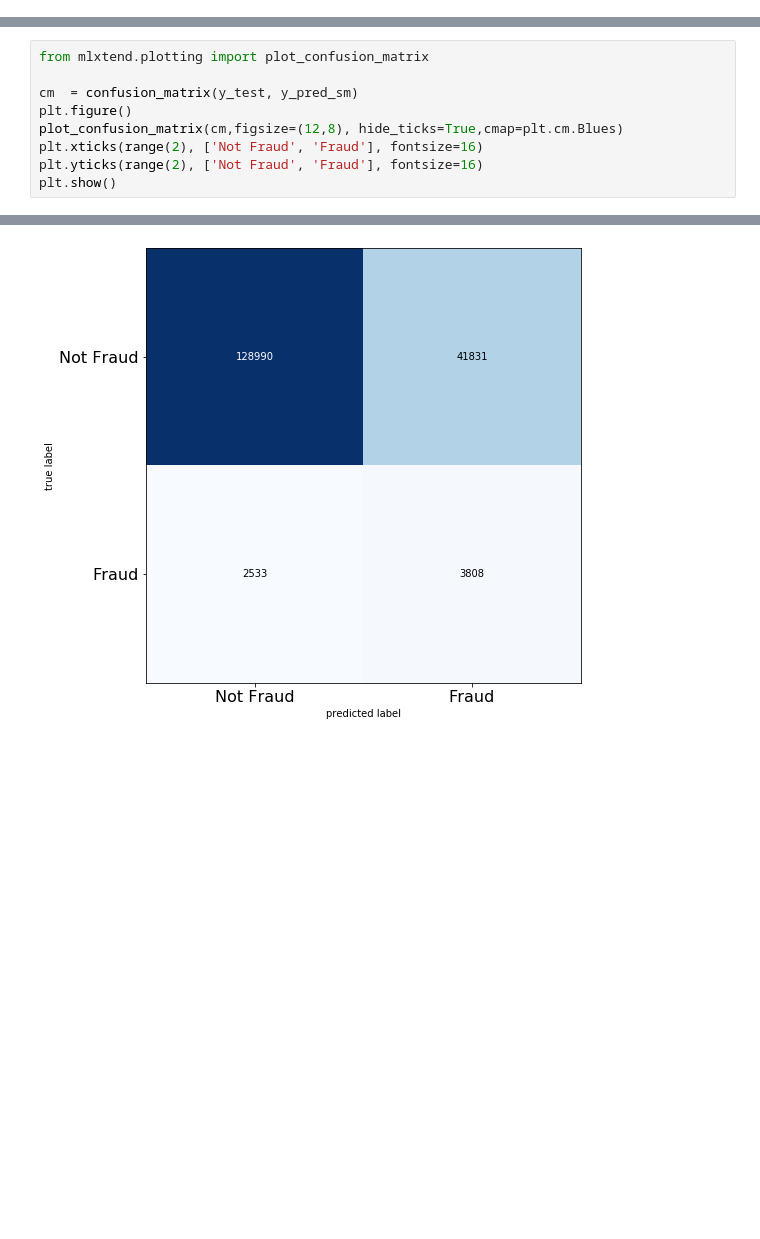
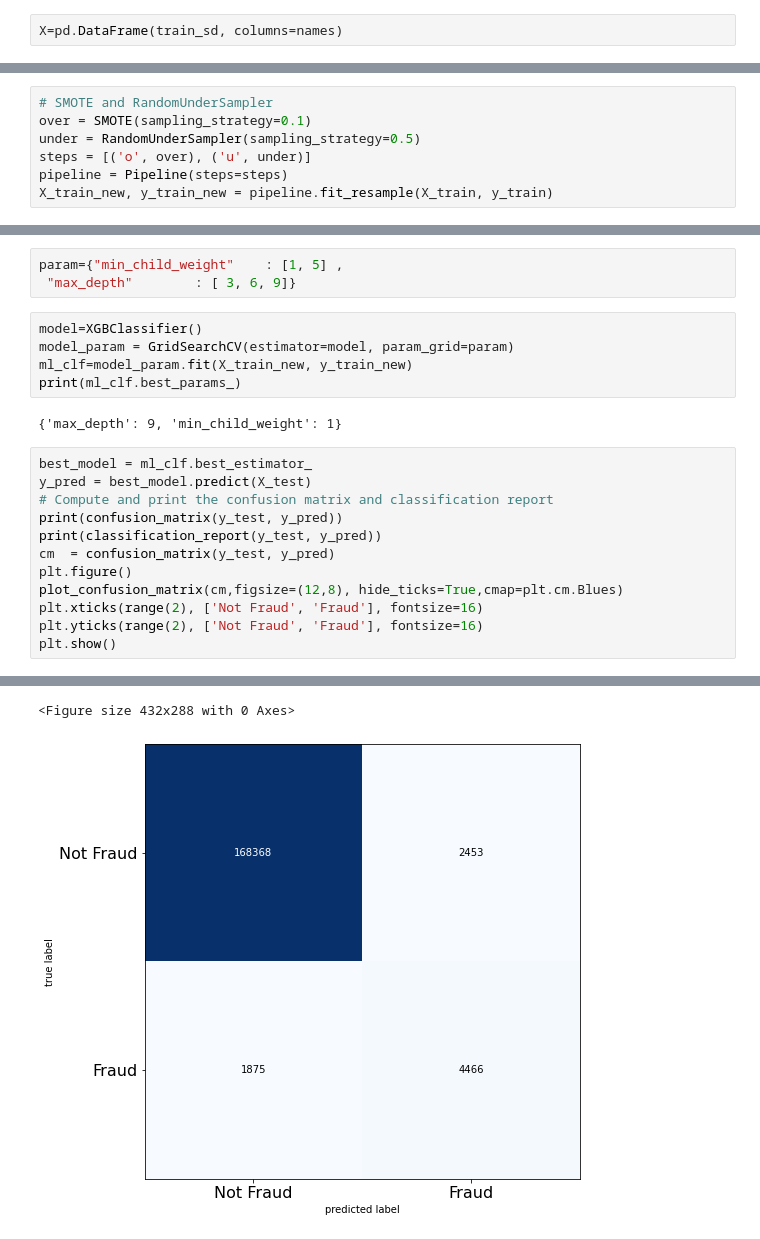
Before and after one commit to yasinkusan/Capstone2, a Jupyter notebook: Modeling.ipynb, the cells around one changed output, grey strips where cells are left out. Saved outputs shown, nothing was run; the diff lists cells and outputs as text; blank space fills up the shorter version.

```diff
--- a/Modeling.ipynb
+++ b/Modeling.ipynb
@@ -18 +29,3 @@ train = pd.read_csv('/Users/halisyigin/Desktop/kusan_capstone/train_eda.csv')
+# %%
+X=pd.DataFrame(train_sd, columns=names)
 # %%
@@ -69,0 +65,7 @@ weighted avg       0.95      0.75      0.83    177162
+# %%
+# SMOTE and RandomUnderSampler
+over = SMOTE(sampling_strategy=0.1)
+under = RandomUnderSampler(sampling_strategy=0.5)
+steps = [('o', over), ('u', under)]
+pipeline = Pipeline(steps=steps)
+X_train_new, y_train_new = pipeline.fit_resample(X_train, y_train)
@@ -70,7 +132,20 @@ weighted avg       0.95      0.75      0.83    177162
+# %%
+param={"min_child_weight"    : [1, 5] ,
+ "max_depth"        : [ 3, 6, 9]}
+# %%
+model=XGBClassifier()
+model_param = GridSearchCV(estimator=model, param_grid=param)
+ml_clf=model_param.fit(X_train_new, y_train_new)
+print(ml_clf.best_params_)
+# %% [output]
+{'max_depth': 9, 'min_child_weight': 1}
 # %%
-from mlxtend.plotting import plot_confusion_matrix
-
-cm  = confusion_matrix(y_test, y_pred_sm)
+best_model = ml_clf.best_estimator_
+y_pred = best_model.predict(X_test)
+# Compute and print the confusion matrix and classification report
+print(confusion_matrix(y_test, y_pred))
+print(classification_report(y_test, y_pred))
+cm  = confusion_matrix(y_test, y_pred)
 plt.figure()
 plot_confusion_matrix(cm,figsize=(12,8), hide_ticks=True,cmap=plt.cm.Blues)
 plt.xticks(range(2), ['Not Fraud', 'Fraud'], fontsize=16)
@@ -81 +165,2 @@ plt.show()
+<Figure size 432x288 with 0 Axes>
-[figure, old version]
+[figure, new version]
```
Also changed, not shown: parts of 18 cells of this notebook.
